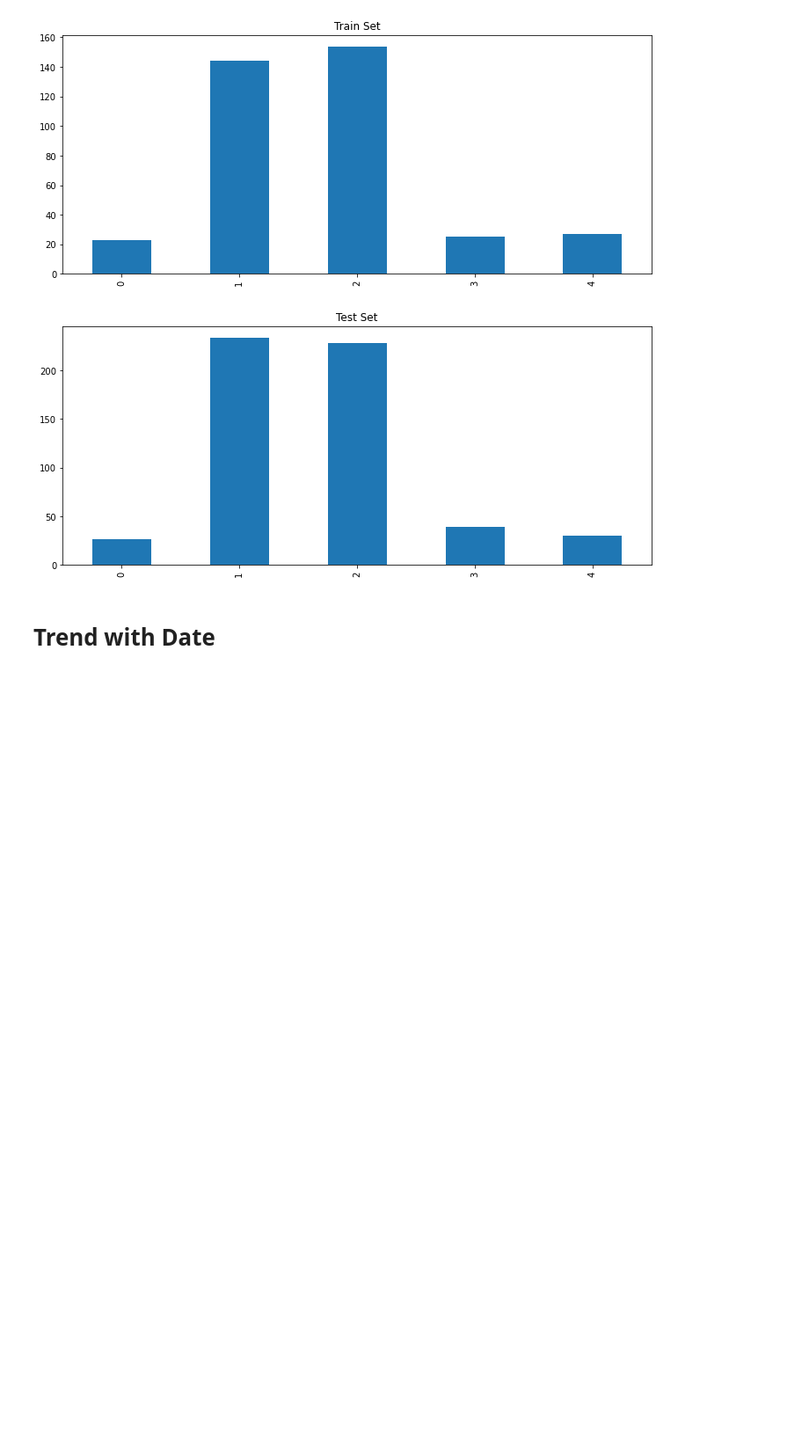
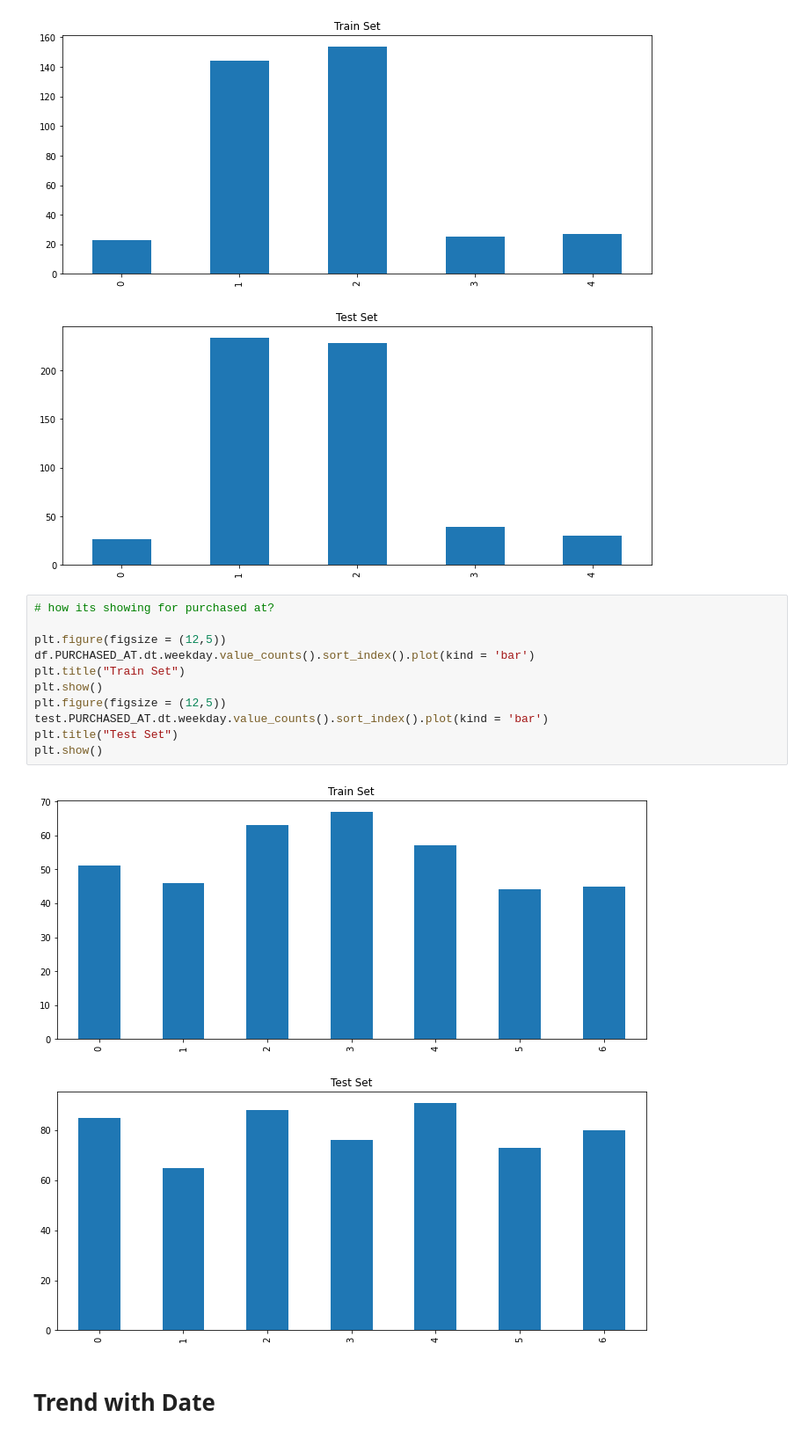
Before and after one commit to vineetgahtori/Random-Projects, a Jupyter notebook: EDA.ipynb, the cells around one changed output. Shown at 88% size. Drawn from its saved outputs; the diff is of its cells as text; blank space fills up the shorter version.

```diff
--- a/EDA.ipynb
+++ b/EDA.ipynb
@@ -83,6 +114,20 @@ plt.show()
 # %% [output]
 [figure]
 [figure]
+# %%
+# how its showing for purchased at?
+
+plt.figure(figsize = (12,5))
+df.PURCHASED_AT.dt.weekday.value_counts().sort_index().plot(kind = 'bar')
+plt.title("Train Set")
+plt.show()
+plt.figure(figsize = (12,5))
+test.PURCHASED_AT.dt.weekday.value_counts().sort_index().plot(kind = 'bar')
+plt.title("Test Set")
+plt.show()
+# %% [output]
+[figure, added]
+[figure, added]
 # %% [markdown]
 # Trend with Date
 # %%
```
Also changed, not shown: parts of 20 cells of this notebook.
